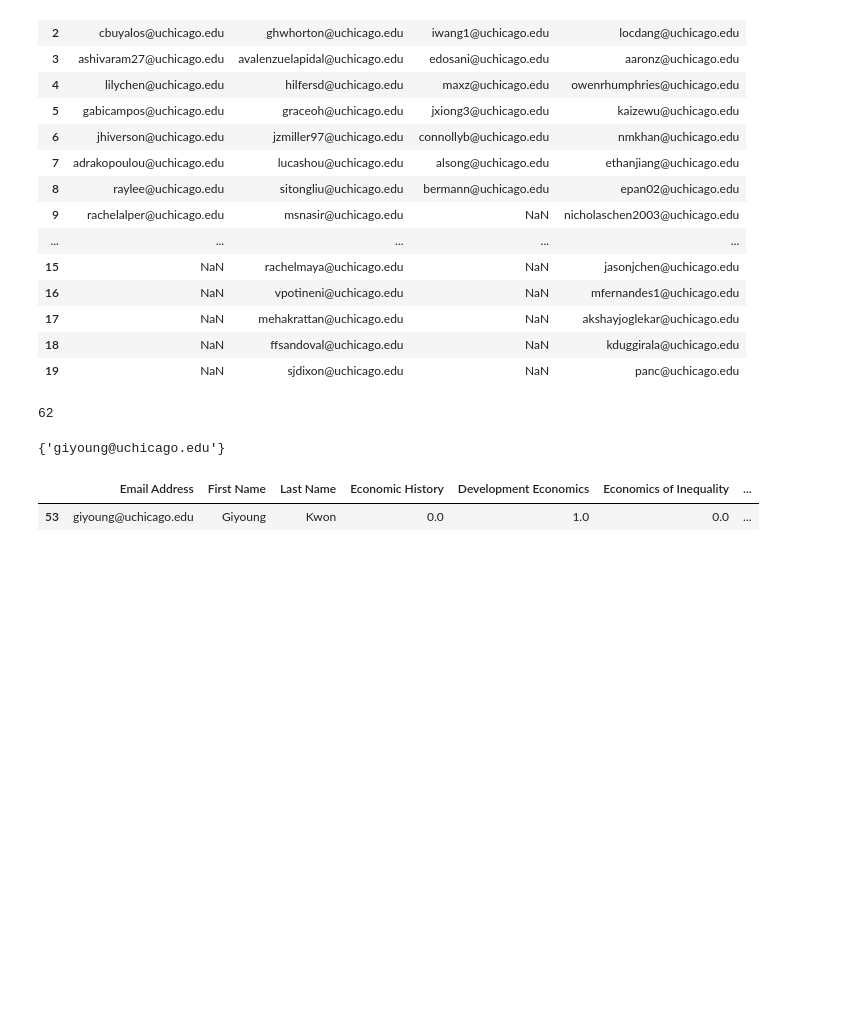
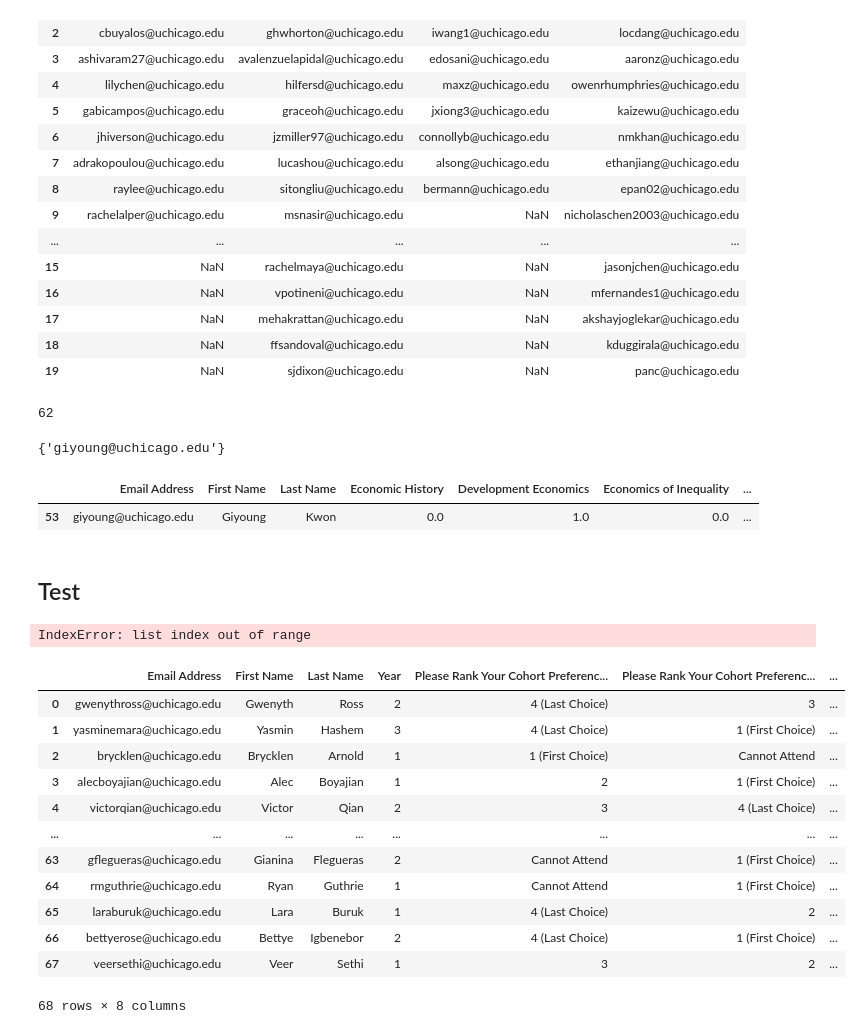
Before and after one commit to mattzhao-R/oecon-cohort-assignment, a Jupyter notebook: working.ipynb, the cells around one changed output. Drawn from its saved outputs; the diff is of its cells as text; code cells hidden in the pictures; blank space fills up the shorter version.

```diff
--- a/working.ipynb
+++ b/working.ipynb
@@ -146,3 +146,27 @@ df[df['Email Address'].isin(leftovers)]
 # %% [output]
 |  | Email Address | First Name | Last Name | Economic History | Development Economics | Economics of Inequality | ... |
 | 53 | giyoung@uchicago.edu | Giyoung | Kwon | 0.0 | 1.0 | 0.0 | ... |
+# %% [markdown]
+## Test
+# %%
+df = pd.read_csv('./data/data_1.csv')
+df = df[[col for col in df.columns if (("Preferences" in col) | ("Email" in col) | ("Name" in col) | ("Year" in col))]]
+df.columns = list(df.columns[0:4]) + [re.split('\[|\]',name)[1] for name in df.columns[4:]]
+# %% [output]
+IndexError: list index out of range
+# %%
+df
+# %% [output]
+|  | Email Address | First Name | Last Name | Year | Please Rank Your Cohort Preferenc... | Please Rank Your Cohort Preferenc... | ... |
+| 0 | gwenythross@uchicago.edu | Gwenyth | Ross | 2 | 4 (Last Choice) | 3 | ... |
+| 1 | yasminemara@uchicago.edu | Yasmin | Hashem | 3 | 4 (Last Choice) | 1 (First Choice) | ... |
+| 2 | brycklen@uchicago.edu | Brycklen | Arnold | 1 | 1 (First Choice) | Cannot Attend | ... |
+| 3 | alecboyajian@uchicago.edu | Alec | Boyajian | 1 | 2 | 1 (First Choice) | ... |
+| 4 | victorqian@uchicago.edu | Victor | Qian | 2 | 3 | 4 (Last Choice) | ... |
+| ... | ... | ... | ... | ... | ... | ... | ... |
+| 63 | gflegueras@uchicago.edu | Gianina | Flegueras | 2 | Cannot Attend | 1 (First Choice) | ... |
+| 64 | rmguthrie@uchicago.edu | Ryan | Guthrie | 1 | Cannot Attend | 1 (First Choice) | ... |
+| 65 | laraburuk@uchicago.edu | Lara | Buruk | 1 | 4 (Last Choice) | 2 | ... |
+| 66 | bettyerose@uchicago.edu | Bettye | Igbenebor | 2 | 4 (Last Choice) | 1 (First Choice) | ... |
+| 67 | veersethi@uchicago.edu | Veer | Sethi | 1 | 3 | 2 | ... |
+68 rows × 8 columns
```
Also changed, not shown: 1 other file.
